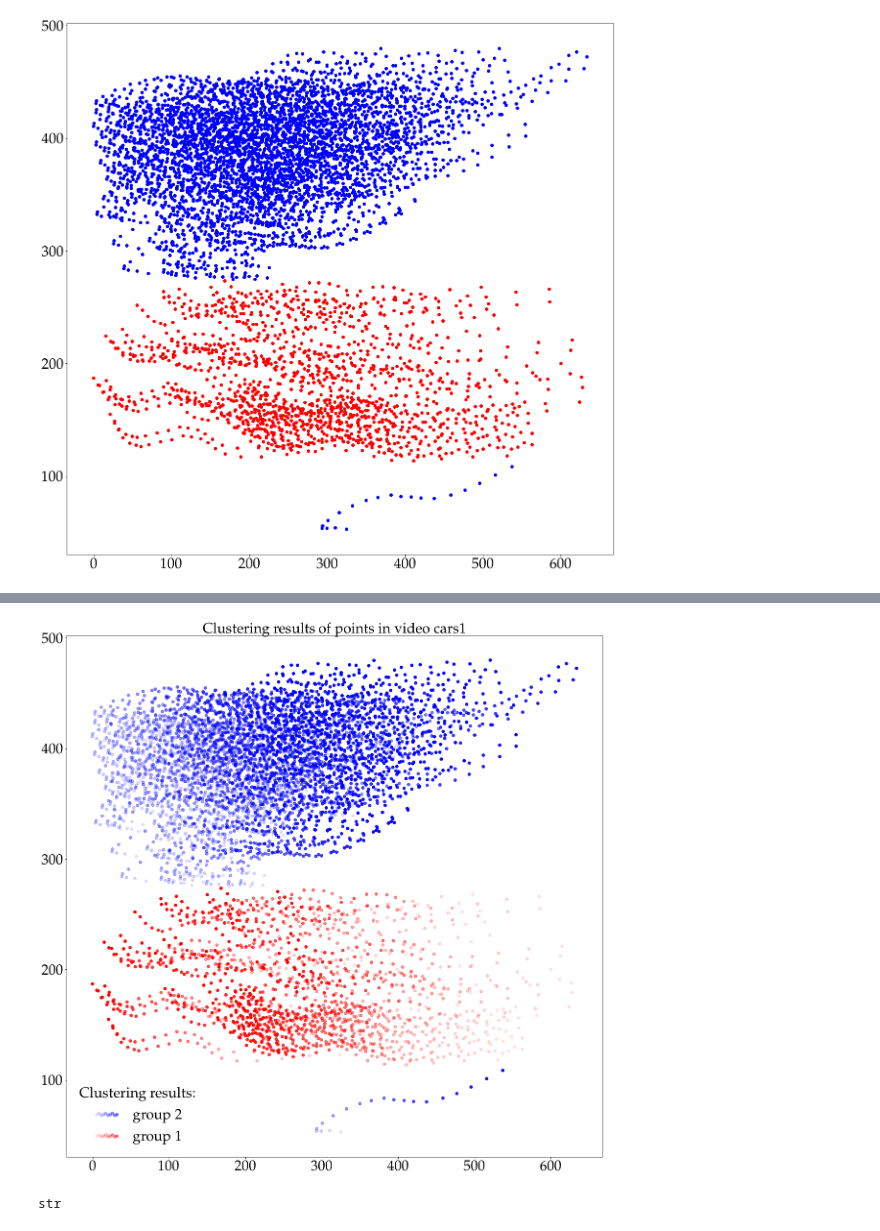
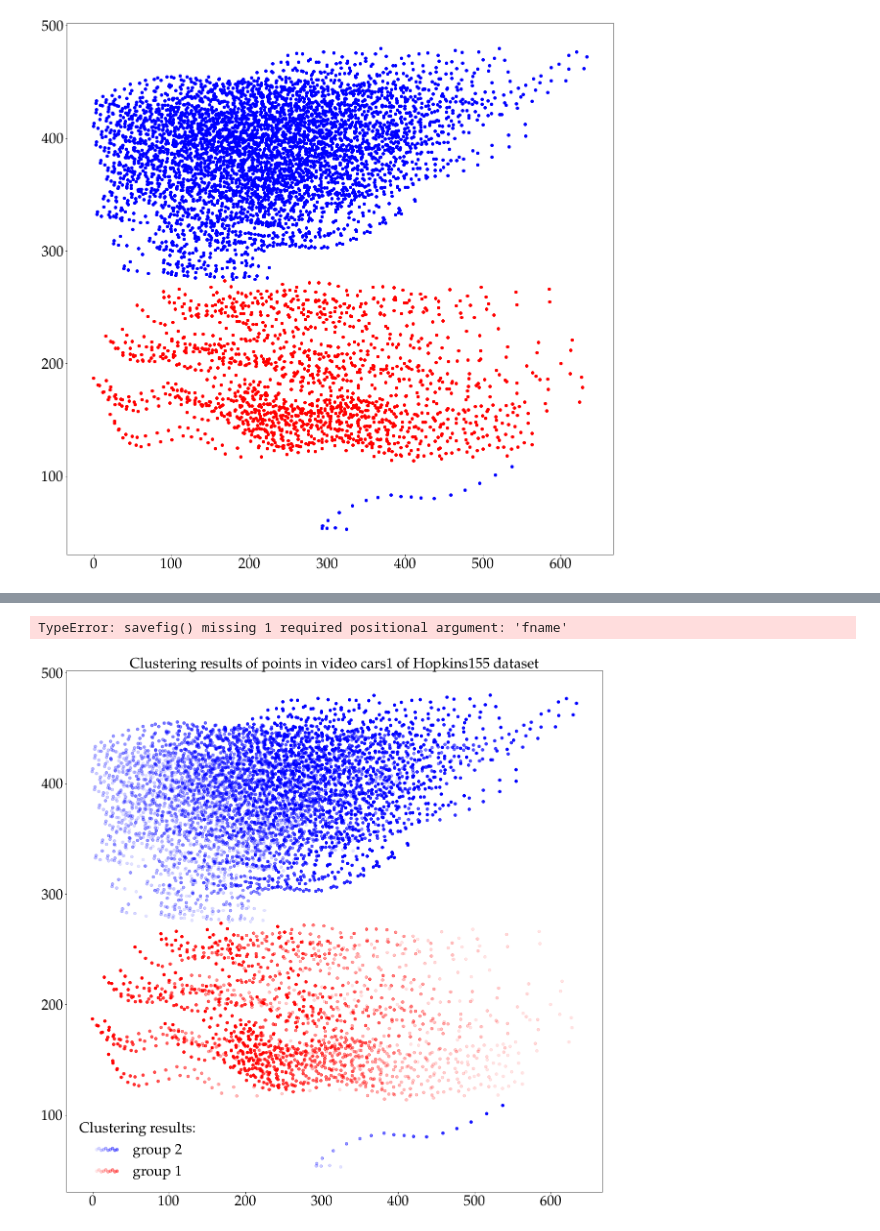
Before and after one commit to VincentMatthys/Unsupervised, a Jupyter notebook: project2/group/Motion_segmentation.ipynb, the cells around one changed output, grey strips where cells are left out. Drawn from its saved outputs; the diff is of its cells as text; code cells hidden in the pictures.

```diff
--- a/project2/group/Motion_segmentation.ipynb
+++ b/project2/group/Motion_segmentation.ipynb
@@ -603,36 +579,34 @@ key = "cars1"
 colors = {0: 0, 1: 2, 2:1}
 legends = {0: "group 1", 1: "group 2", 2: "group 3"}
 nbr_frames = motion_data[key]["frames"]
 nbr_classes = motion_data[key]["s"].max() + 1
 
 alphas = np.linspace(0.1, 1, nbr_frames)
 rgba_colors = np.zeros((nbr_frames, 4))
 rgba_colors[:, 3] = alphas
 
 
 
 plt.figure(figsize = (20, 20))
 for col in range(motion_data[key]["y"].shape[1]):
     cur_index = int(motion_data[key]["s"][col])
     rgba_colors[:, colors[cur_index]] = 1.0
     if type(legends[cur_index]) == str:
         cur_legend = legends[cur_index]
         legends[cur_index] = 0
     else:
         cur_legend = None
     plt.scatter(motion_data[key]["y"][0, col],
                 motion_data[key]["y"][1, col],
                 color = rgba_colors,
                 label = cur_legend);
     rgba_colors[:, colors[int(motion_data[key]["s"][col])]] = 0
 
 leg = plt.legend(fontsize = 30, scatterpoints = 10, ncol = 1, frameon=False);
 leg.set_title(r"Clustering results: " , prop = {'size': 30})
-plt.title(r"Clustering results of points in video {}".format(key), size = 30);
+plt.title(r"Clustering results of points in video {} of Hopkins155 dataset".format(key), size = 30);
 legends = {0: "group 1", 1: "group 2", 2: "group 3"}
+plt.savefig("../i");
 # %% [output]
+TypeError: savefig() missing 1 required positional argument: 'fname'
-[figure, old version]
+[figure, new version]
-# %%
-type(legends[0])
-# %% [output]
-str
```
Also changed, not shown: parts of 7 cells of this notebook, 1 other file.
